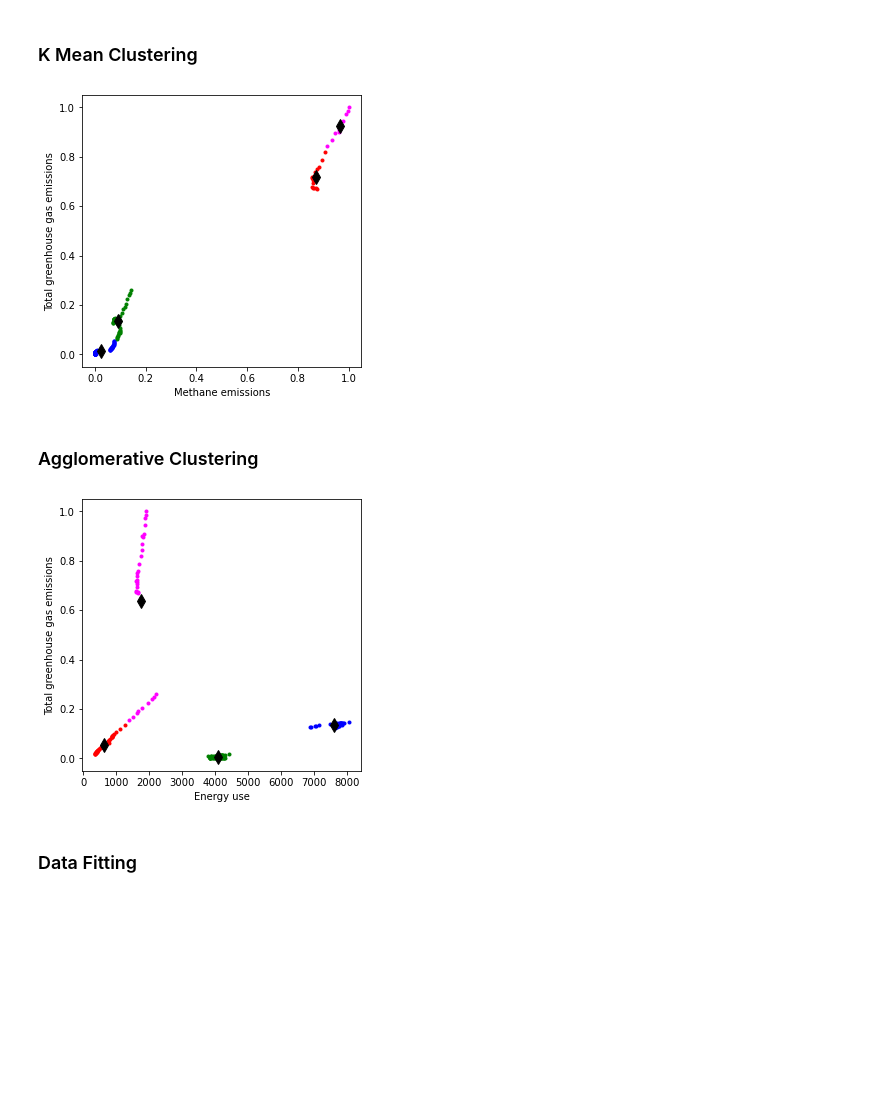
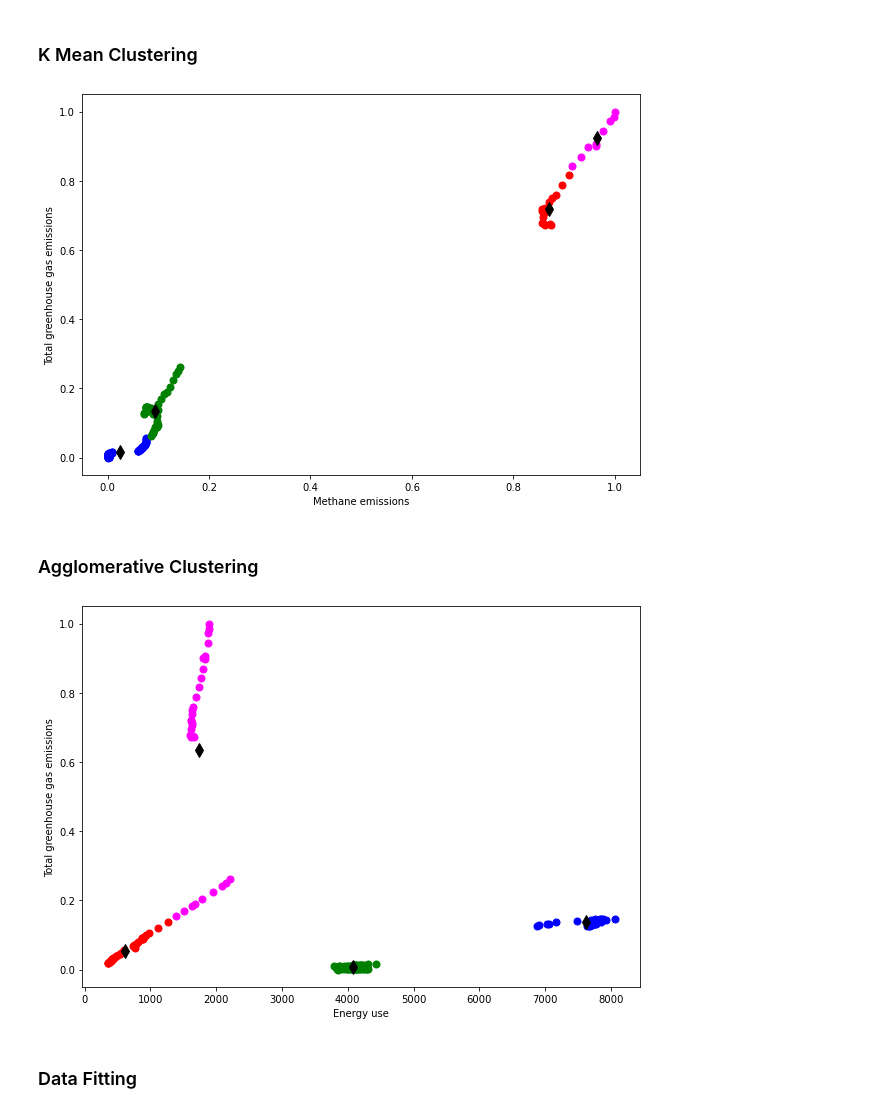
Before and after one commit to shabihulhaider/UH-ADS1, a Jupyter notebook: Assignment 3/Assignment_3_Haider_21027325.ipynb, the cells around one changed output. Drawn from its saved outputs; the diff is of its cells as text; code cells hidden in the pictures; blank space fills up the shorter version.

```diff
--- a/Assignment 3/Assignment_3_Haider_21027325.ipynb
+++ b/Assignment 3/Assignment_3_Haider_21027325.ipynb
@@ -152,32 +160,34 @@ makeplot(normalised_df, "Methane emissions", "Total greenhouse gas emissions")
 # %%
 ####### kmeans set up the clusterer, 4 expected clusters
 kmeans = cluster.KMeans(n_clusters=4)
 
 # extract columns for fitting
 df_fit = normalised_df[["Methane emissions", "Total greenhouse gas emissions"]].copy()
 kmeans.fit(df_fit)
 
 # extract labels and cluster centres
 labels = kmeans.labels_
 cen = kmeans.cluster_centers_
 
 # plot using the labels to select colour
-plt.figure(figsize=(5.0,5.0))
+plt.figure(figsize=(10.0,7.0))
 
 col = ["blue", "red", "green", "magenta"]
 for l in range(4):     # loop over the different labels
-    plt.plot(df_fit["Methane emissions"][labels==l], df_fit["Total greenhouse gas emissions"][labels==l], "o", markersize=3, color=col[l])
+    plt.plot(df_fit["Methane emissions"][labels==l], df_fit["Total greenhouse gas emissions"][labels==l], "o",
+             markersize=7, color=col[l])
 
 # show cluster centres
 for ic in range(4):
     xc, yc = cen[ic,:]
     plt.plot(xc, yc, "dk", markersize=10)
 
 plt.xlabel("Methane emissions")
 plt.ylabel("Total greenhouse gas emissions")
+plt.savefig('K-Mean cluster.jpg')
 plt.show()
 # %% [output]
-[figure, old version]
+[figure, new version]
 # %% [markdown]
 ### Agglomerative Clustering
 # %%
@@ -201,11 +211,12 @@ for ic in range(4):
     ycen.append(yc)
 
 # plot using the labels to select colour
-plt.figure(figsize=(5.0,5.0))
+plt.figure(figsize=(10.0,7.0))
 
 col = ["blue", "red", "green", "magenta"]
 for l in range(0,4):     # loop over the different labels
-    plt.plot(df_fit["Energy use"][labels==l], df_fit["Total greenhouse gas emissions"][labels==l], "o", markersize=3, color=col[l])
+    plt.plot(df_fit["Energy use"][labels==l], df_fit["Total greenhouse gas emissions"][labels==l], "o",
+             markersize=7, color=col[l])
 
 # show cluster centres
 for ic in range(4):
@@ -213,9 +224,10 @@ for ic in range(4):
 
 plt.xlabel("Energy use")
 plt.ylabel("Total greenhouse gas emissions")
+plt.savefig('agglomerative cluster.jpg')
 plt.show()
 # %% [output]
-[figure, old version]
+[figure, new version]
 # %% [markdown]
 ### Data Fitting
 # %%
```
Also changed, not shown: parts of 12 cells of this notebook, 11 other files.
